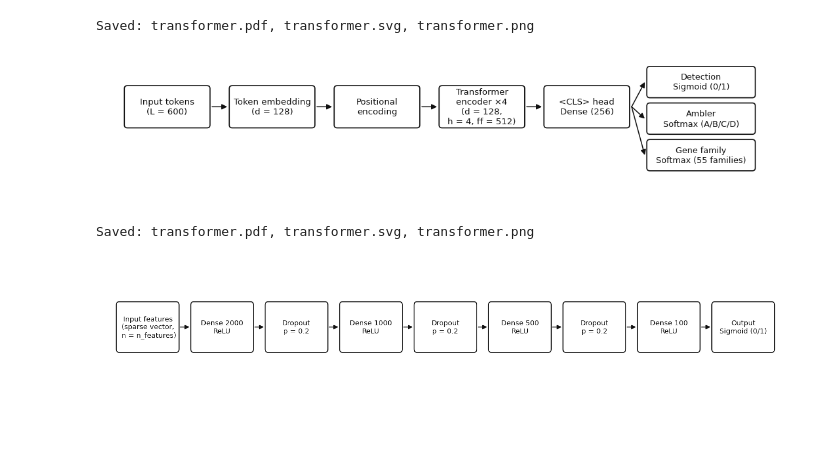
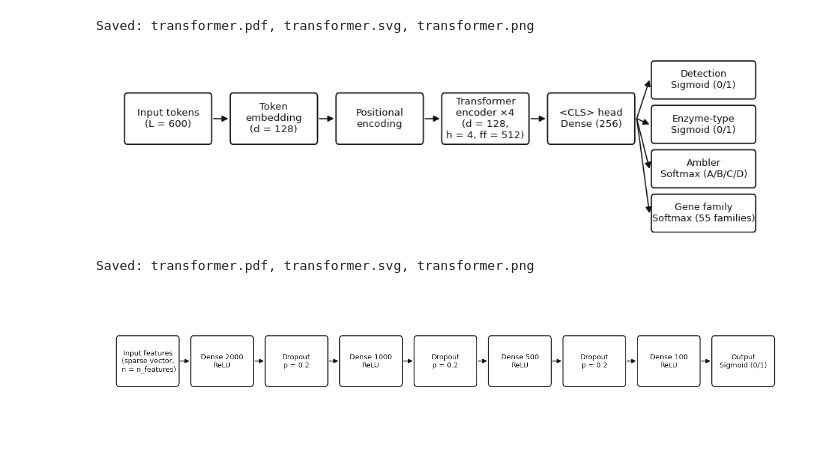
Before and after one commit to mawlodarski/beta-lactamase-plm, a Jupyter notebook: architectures/plot_model.ipynb, the cells around one changed output. Saved outputs shown, nothing was run; the diff lists cells and outputs as text; code cells hidden in the pictures.

Commit message:
added enzyme model

```diff
--- a/architectures/plot_model.ipynb
+++ b/architectures/plot_model.ipynb
@@ -118,7 +118,7 @@ OUT_BASENAME = "transformer"
 # ----------------------------
 core_labels = [
     "Input tokens\n(L = 600)",
-    "Token embedding\n(d = 128)",
+    "Token\nembedding\n(d = 128)",
     "Positional\nencoding",
     "Transformer\nencoder ×4\n(d = 128,\nh = 4, ff = 512)",
     "<CLS> head\nDense (256)",
@@ -126,7 +126,7 @@ core_labels = [
 
 head_labels = [
     "Detection\nSigmoid (0/1)",
-    "Enzyme-type\nSigmoid (0/1)"
+    "Enzyme-type\nSigmoid (0/1)",
     "Ambler\nSoftmax (A/B/C/D)",
     "Gene family\nSoftmax (55 families)",
 ]
@@ -134,9 +134,9 @@ head_labels = [
 # ----------------------------
 # Geometry (tuned)
 # ----------------------------
-fig_w, fig_h = 11.5, 3
+fig_w, fig_h = 12, 3
 
-box_w, box_h = 1.65, 0.85
+box_w, box_h = 1.75, 0.85
 gap = 0.42
 left = 0.45
 y_core = 1.55
@@ -223,36 +223,36 @@ y_cls_mid = y_core + box_h / 2
 stack_x = x_cls + box_w + stack_x_offset
 stack_total_h = 3 * stack_h + 2 * stack_gap
 
-TOP_MARGIN = 0.25  # increase this to add more whitespace at the top
+TOP_MARGIN = 0.1  # increase this to add more whitespace at the top
 stack_y_top = y_cls_mid + stack_total_h / 2 - stack_h - TOP_MARGIN
 
 
 stack_boxes = []
 for i, lab in enumerate(head_labels):
     y = stack_y_top - i * (stack_h + stack_gap)
     r = add_box(stack_x, y, stack_w, stack_h, lab, fontsize=9.2)
     stack_boxes.append(r)
 
 # Three arrows from CLS head box to each head
 x_from = x_cls + box_w
 for r in stack_boxes:
     # Arrow to left-mid of each stacked box
     x_to = r.get_x()
     y_to = r.get_y() + r.get_height() / 2
     add_arrow(x_from + 0.06, y_cls_mid, x_to - 0.06, y_to)
 
 # ----------------------------
 # Save
 # ----------------------------
-fig.tight_layout(pad=3)
+#fig.tight_layout(pad=3)
 fig.savefig(f"{OUT_BASENAME}.pdf")
 fig.savefig(f"{OUT_BASENAME}.svg")
 fig.savefig(f"{OUT_BASENAME}.png", dpi=600)
 plt.show()
 
 print(f"Saved: {OUT_BASENAME}.pdf, {OUT_BASENAME}.svg, {OUT_BASENAME}.png")
 # %% [output]
-[figure, old version]
+[figure, new version]
 Saved: transformer.pdf, transformer.svg, transformer.png
 # %%
 import matplotlib.pyplot as plt
```
Also changed, not shown: 4 other files.
